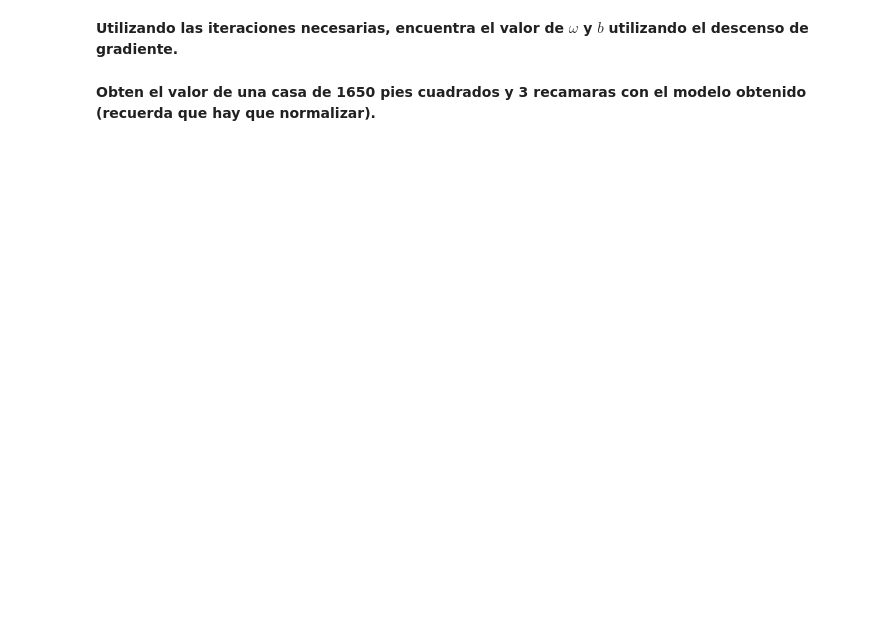
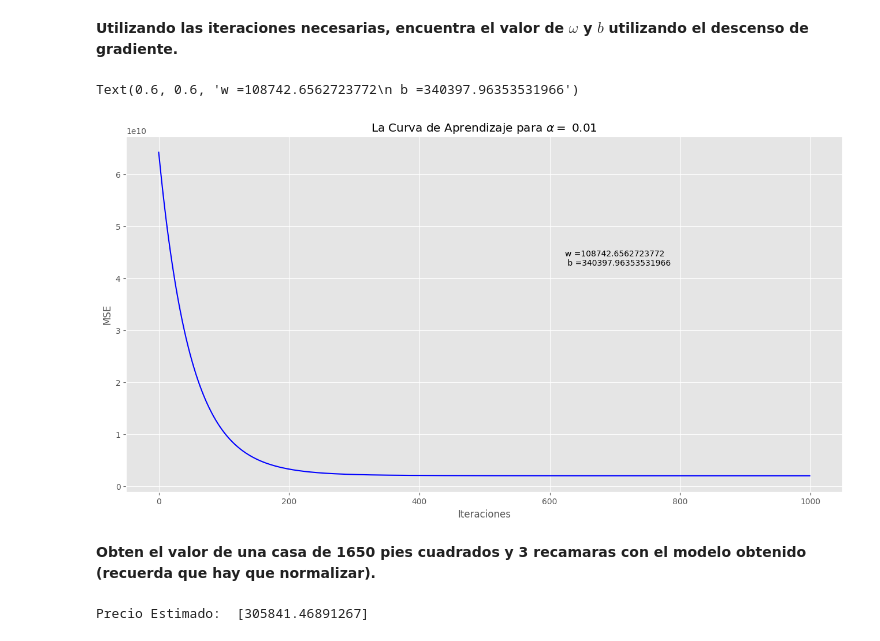
Before and after one commit to anmerino-pnd/AAA-libretas, a Jupyter notebook: reg_lineal.ipynb, the cells around one changed output. Drawn from its saved outputs; the diff is of its cells as text; code cells hidden in the pictures; blank space fills up the shorter version.

```diff
--- a/reg_lineal.ipynb
+++ b/reg_lineal.ipynb
@@ -369,24 +373,29 @@ Text(0, 0.5, 'MSE')
 # %% [markdown]
 **Utilizando las iteraciones necesarias, encuentra el valor de $\omega$ y $b$ utilizando el descenso de gradiente.**
 # %%
-num_iters = None
+num_iters = 1000
 
-alpha = None
+alpha = 0.01
 
 w, b, mse_hist = descenso_gradiente_lotes(x_norm, y, w_ini, b_ini, alpha, num_iters)
 
 plt.title(r"La Curva de Aprendizaje para $\alpha =$ " + str(alpha))
 plt.plot(mse_hist, '-b')
 plt.xlabel('Iteraciones')
 plt.ylabel('MSE')
 plt.figtext(x = 0.6, y = 0.6, s = "w ={}\n b ={}".format(w[0], b))
+# %% [output]
+Text(0.6, 0.6, 'w =108742.6562723772\n b =340397.96353531966')
+[figure, added]
 # %% [markdown]
 **Obten el valor de una casa de 1650 pies cuadrados y 3 recamaras con el modelo obtenido (recuerda que hay que normalizar).**
 # %%
 # Escribe aquí el código
-x = None
-x_norm = None
+x = np.array([[1650, 3]])
+x_norm = normaliza(x, medias, desviaciones)
 
-y_est = None
+y_est = w @ x_norm.T + b
 
 print("Precio Estimado: ", y_est)
+# %% [output]
+Precio Estimado:  [305841.46891267]
```
Also changed, not shown: parts of 6 cells of this notebook.
